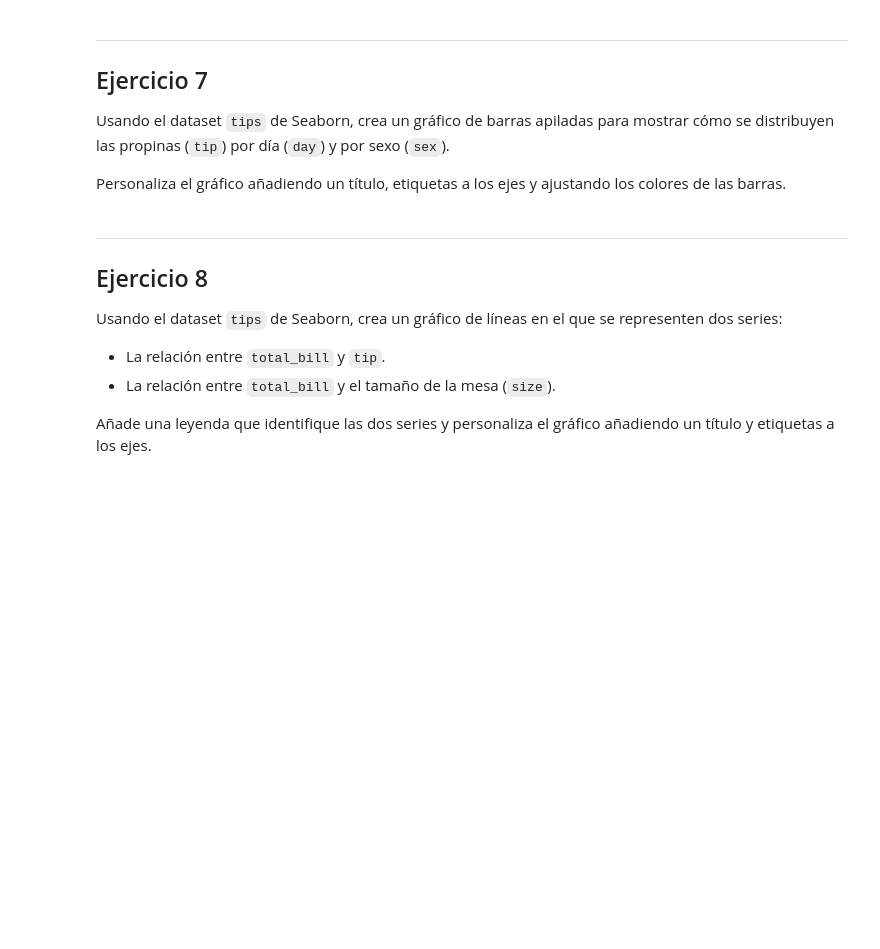
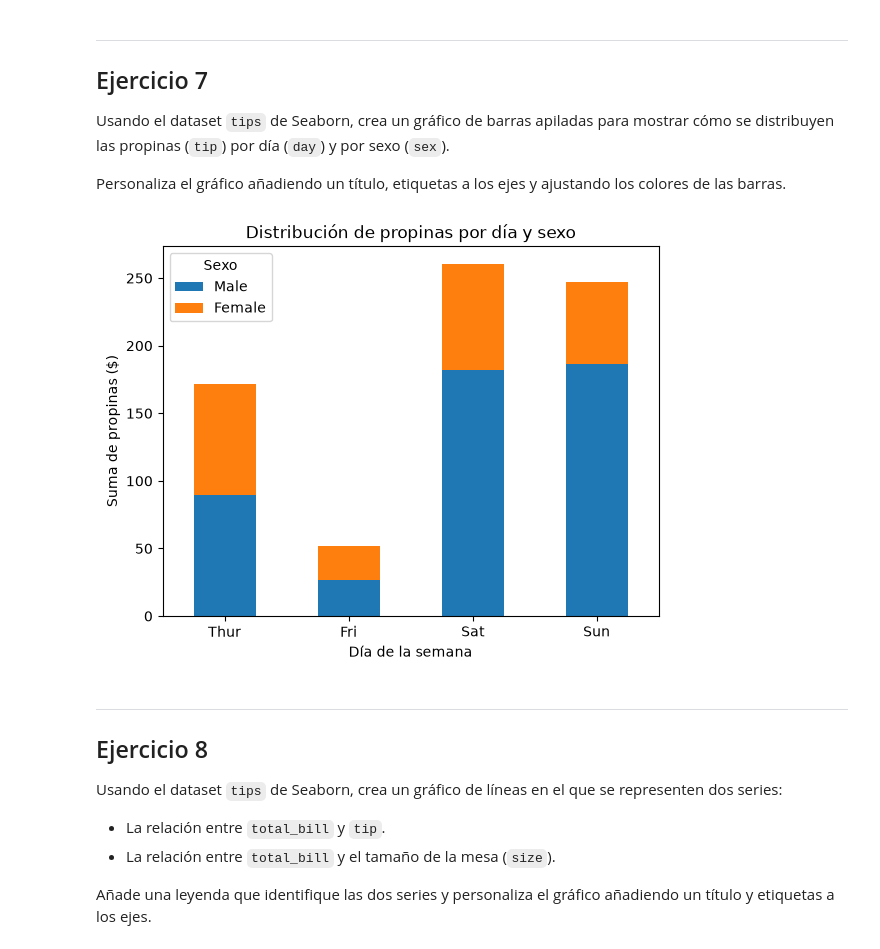
Before and after one commit to VictorFigueroa-IesPsur/PIA-MIA, a Jupyter notebook: Python/Estadistica_Python/matplotlib/Ejercicios_con_Matplotlib.ipynb, the cells around one changed output. Cells and saved outputs as stored; diff of their text form; code cells hidden in the pictures; blank space fills up the shorter version.

```diff
--- a/Python/Estadistica_Python/matplotlib/Ejercicios_con_Matplotlib.ipynb
+++ b/Python/Estadistica_Python/matplotlib/Ejercicios_con_Matplotlib.ipynb
@@ -150,3 +254,14 @@ Personaliza el gráfico añadiendo un título, etiquetas a los ejes y ajustando
+# %%
+propinas_dia_sexo = df.pivot_table(index='day', columns='sex', values='tip', aggfunc='sum', observed=False)
+ax = propinas_dia_sexo.plot(kind='bar', stacked=True)
+ax.set_title("Distribución de propinas por día y sexo")
+ax.set_xlabel("Día de la semana")
+ax.set_ylabel("Suma de propinas ($)")
+ax.legend(title="Sexo")
+plt.xticks(rotation=0)
+plt.show()
+# %% [output]
+[figure, added]
 # %% [markdown]
 ---
 ## Ejercicio 8
```
Also changed, not shown: parts of 20 cells of this notebook, 5 other files.
